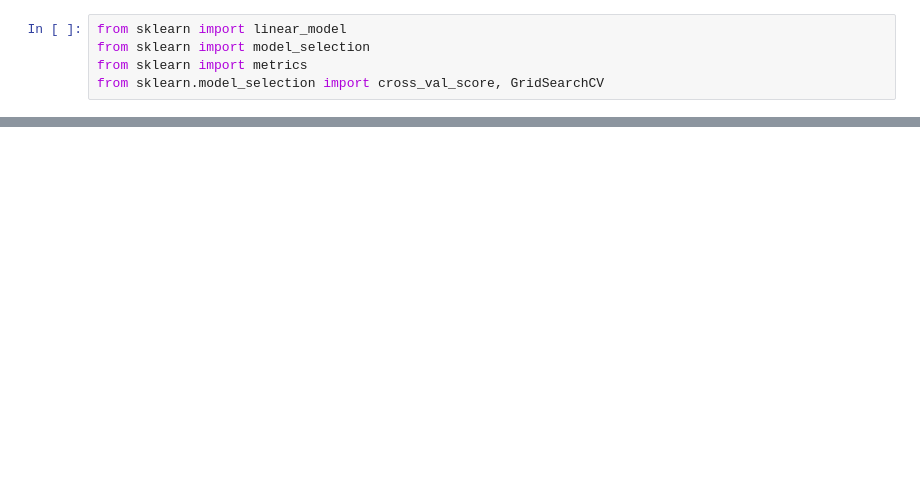
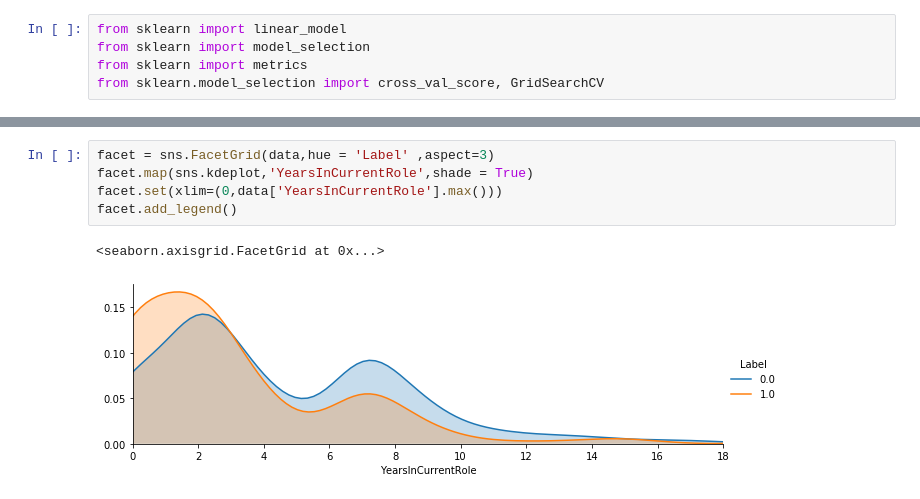
Before and after one commit to LottWong/employee_drop_job_analizy, a Jupyter notebook: data-analysis-new.ipynb, the cells around one changed output, grey strips where cells are left out. Saved outputs shown, nothing was run; the diff lists cells and outputs as text; blank space fills up the shorter version.

```diff
--- a/data-analysis-new.ipynb
+++ b/data-analysis-new.ipynb
@@ -144,0 +53,8 @@ from sklearn.model_selection import cross_val_score, GridSearchCV
+# %%
+facet = sns.FacetGrid(data,hue = 'Label' ,aspect=3)
+facet.map(sns.kdeplot,'YearsInCurrentRole',shade = True)
+facet.set(xlim=(0,data['YearsInCurrentRole'].max()))
+facet.add_legend()
+# %% [output]
+<seaborn.axisgrid.FacetGrid at 0x...>
+[figure, added]
```
Also changed, not shown: parts of 33 cells of this notebook, 3 other files.
